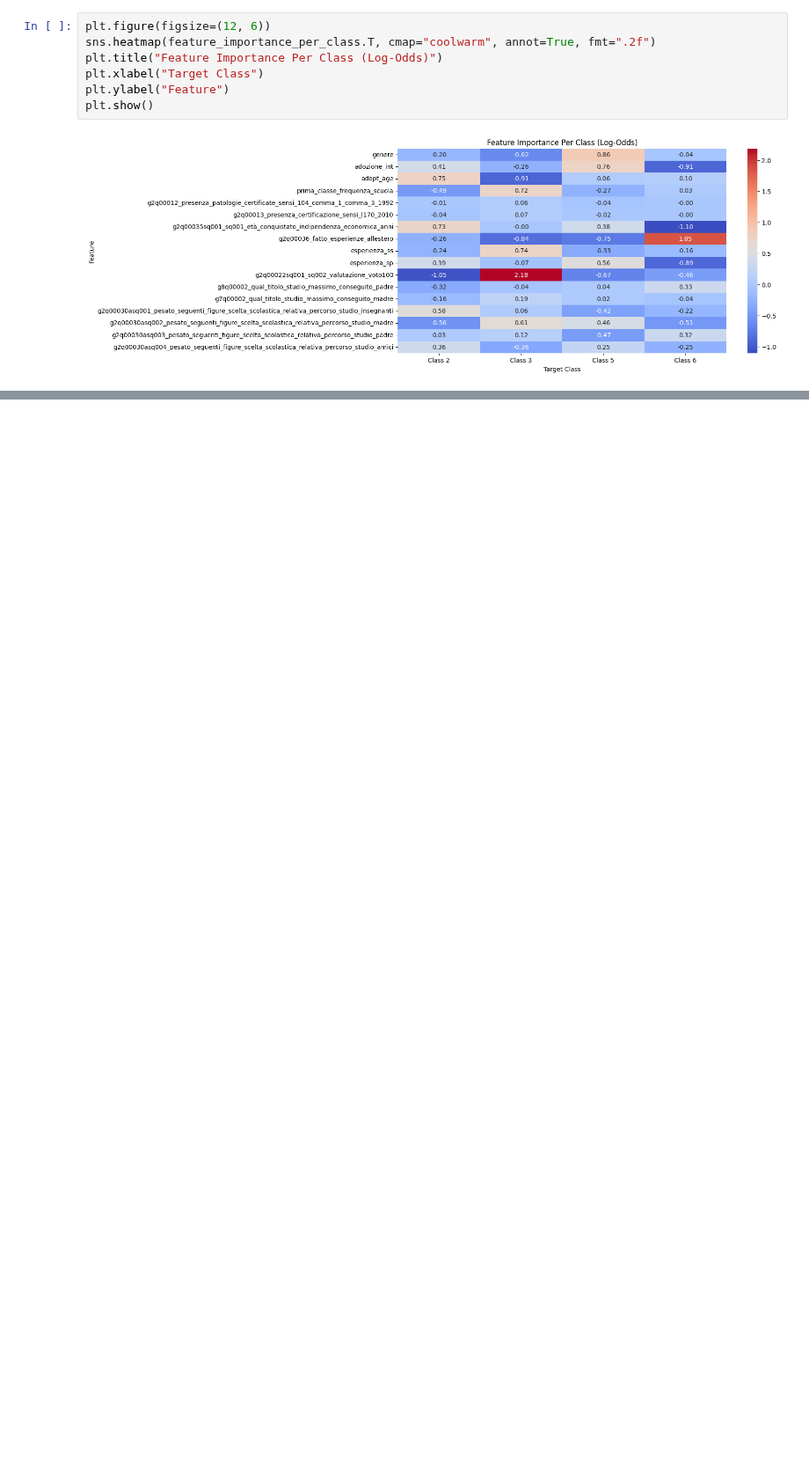
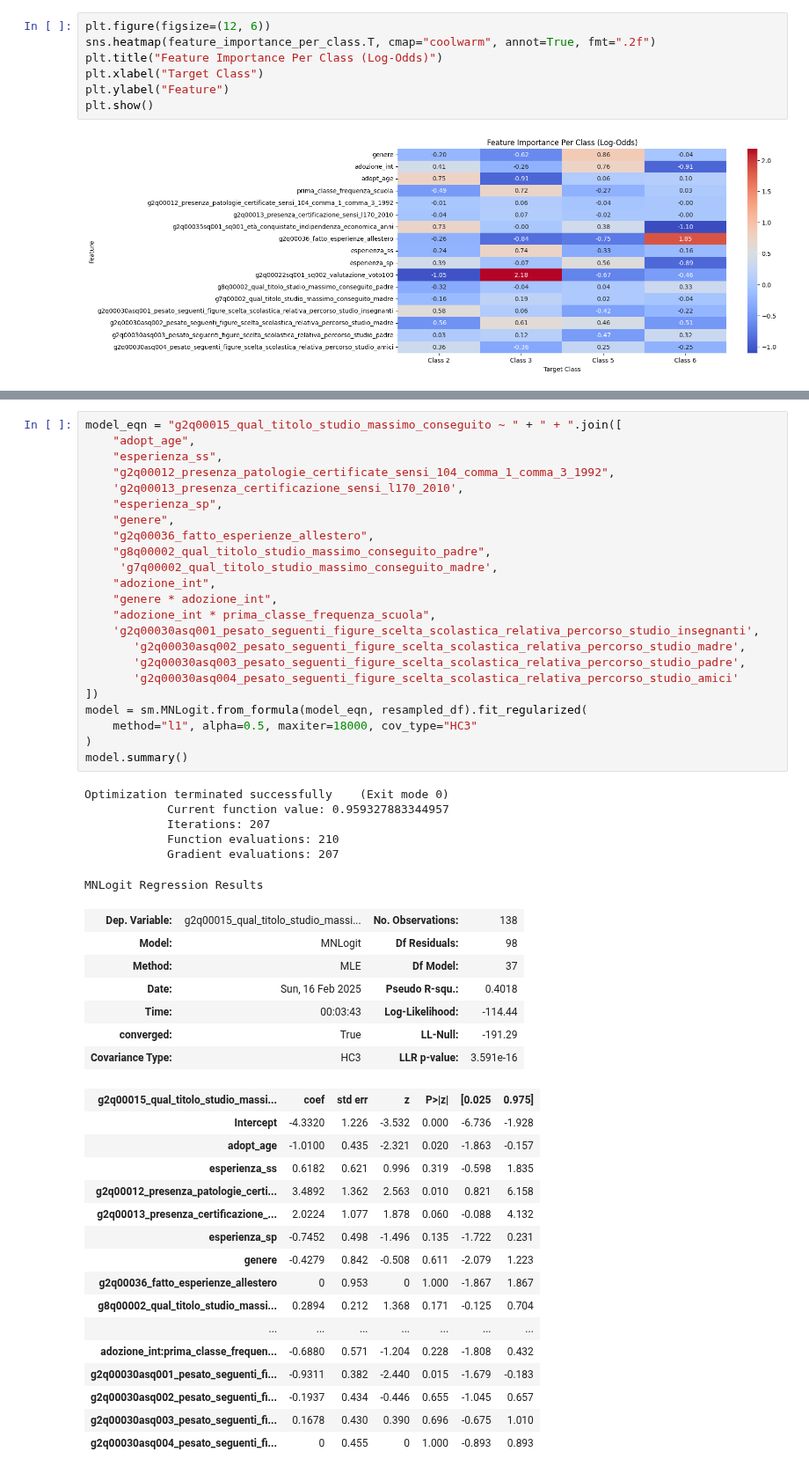
Before and after one commit to arina19-2000/unimi, a Jupyter notebook: tesi/kids_survey.ipynb, the cells around one changed output, grey strips where cells are left out. Shown at 88% size. Drawn from its saved outputs; the diff is of its cells as text; blank space fills up the shorter version.

```diff
--- a/tesi/kids_survey.ipynb
+++ b/tesi/kids_survey.ipynb
@@ -728,0 +772,53 @@ plt.show()
+# %%
+model_eqn = "g2q00015_qual_titolo_studio_massimo_conseguito ~ " + " + ".join([
+    "adopt_age",
+    "esperienza_ss",
+    "g2q00012_presenza_patologie_certificate_sensi_104_comma_1_comma_3_1992",
+    'g2q00013_presenza_certificazione_sensi_l170_2010',
+    "esperienza_sp",
+    "genere",
+    "g2q00036_fatto_esperienze_allestero",
+    "g8q00002_qual_titolo_studio_massimo_conseguito_padre",
+     'g7q00002_qual_titolo_studio_massimo_conseguito_madre',
+    "adozione_int",
+    "genere * adozione_int",
+    "adozione_int * prima_classe_frequenza_scuola",
+    'g2q00030asq001_pesato_seguenti_figure_scelta_scolastica_relativa_percorso_studio_insegnanti',
+       'g2q00030asq002_pesato_seguenti_figure_scelta_scolastica_relativa_percorso_studio_madre',
+       'g2q00030asq003_pesato_seguenti_figure_scelta_scolastica_relativa_percorso_studio_padre',
+       'g2q00030asq004_pesato_seguenti_figure_scelta_scolastica_relativa_percorso_studio_amici'
+])
+model = sm.MNLogit.from_formula(model_eqn, resampled_df).fit_regularized(
+    method="l1", alpha=0.5, maxiter=18000, cov_type="HC3"
+)
+model.summary()
+# %% [output]
+Optimization terminated successfully    (Exit mode 0)
+            Current function value: 0.959327883344957
+            Iterations: 207
+            Function evaluations: 210
+            Gradient evaluations: 207
+MNLogit Regression Results
+| Dep. Variable: | g2q00015_qual_titolo_studio_massi... | No. Observations: | 138 |
+| Model: | MNLogit | Df Residuals: | 98 |
+| Method: | MLE | Df Model: | 37 |
+| Date: | Sun, 16 Feb 2025 | Pseudo R-squ.: | 0.4018 |
+| Time: | 00:03:43 | Log-Likelihood: | -114.44 |
+| converged: | True | LL-Null: | -191.29 |
+| Covariance Type: | HC3 | LLR p-value: | 3.591e-16 |
+| g2q00015_qual_titolo_studio_massi... | coef | std err | z | P>|z| | [0.025 | 0.975] |
+| Intercept | -4.3320 | 1.226 | -3.532 | 0.000 | -6.736 | -1.928 |
+| adopt_age | -1.0100 | 0.435 | -2.321 | 0.020 | -1.863 | -0.157 |
+| esperienza_ss | 0.6182 | 0.621 | 0.996 | 0.319 | -0.598 | 1.835 |
+| g2q00012_presenza_patologie_certi... | 3.4892 | 1.362 | 2.563 | 0.010 | 0.821 | 6.158 |
+| g2q00013_presenza_certificazione_... | 2.0224 | 1.077 | 1.878 | 0.060 | -0.088 | 4.132 |
+| esperienza_sp | -0.7452 | 0.498 | -1.496 | 0.135 | -1.722 | 0.231 |
+| genere | -0.4279 | 0.842 | -0.508 | 0.611 | -2.079 | 1.223 |
+| g2q00036_fatto_esperienze_allestero | 0 | 0.953 | 0 | 1.000 | -1.867 | 1.867 |
+| g8q00002_qual_titolo_studio_massi... | 0.2894 | 0.212 | 1.368 | 0.171 | -0.125 | 0.704 |
+| ... | ... | ... | ... | ... | ... | ... |
+| adozione_int:prima_classe_frequen... | -0.6880 | 0.571 | -1.204 | 0.228 | -1.808 | 0.432 |
+| g2q00030asq001_pesato_seguenti_fi... | -0.9311 | 0.382 | -2.440 | 0.015 | -1.679 | -0.183 |
+| g2q00030asq002_pesato_seguenti_fi... | -0.1937 | 0.434 | -0.446 | 0.655 | -1.045 | 0.657 |
+| g2q00030asq003_pesato_seguenti_fi... | 0.1678 | 0.430 | 0.390 | 0.696 | -0.675 | 1.010 |
+| g2q00030asq004_pesato_seguenti_fi... | 0 | 0.455 | 0 | 1.000 | -0.893 | 0.893 |
```
Also changed, not shown: parts of 21 cells of this notebook.
